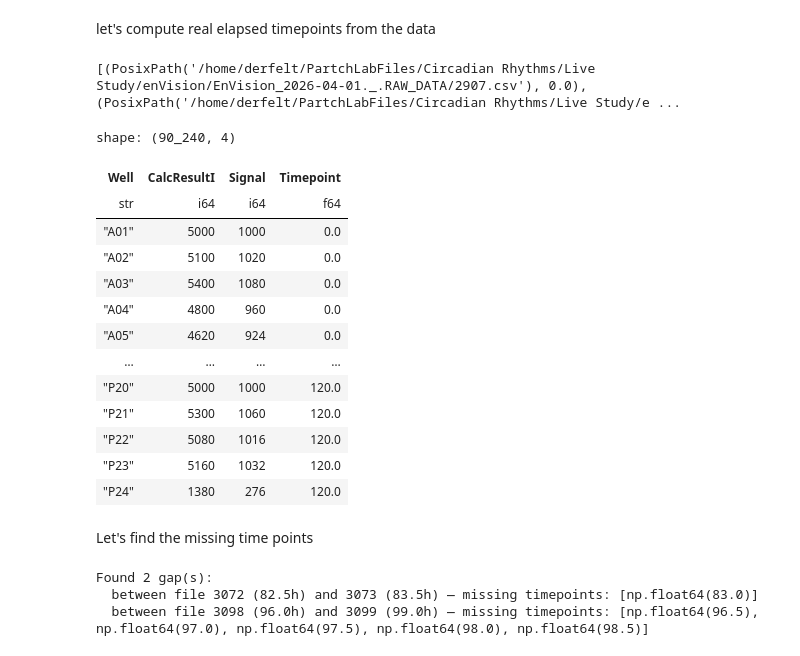
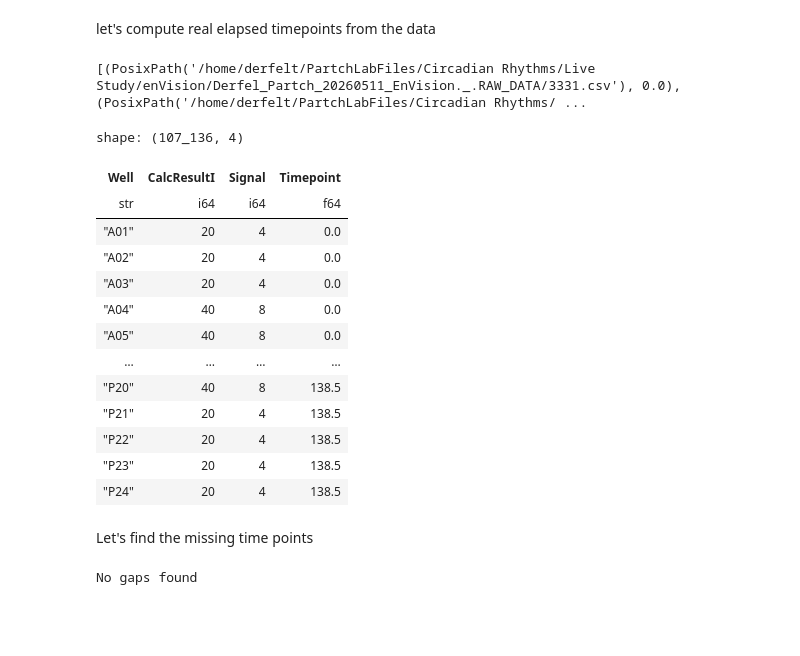
Before and after one commit to derfelterciano/PartchLab, a Jupyter notebook: circadian_rhythms/live_cell_painting/data_cleaning/envision_formatting.ipynb, the cells around one changed output. Drawn from its saved outputs; the diff is of its cells as text; code cells hidden in the pictures; blank space fills up the shorter version.

```diff
--- a/circadian_rhythms/live_cell_painting/data_cleaning/envision_formatting.ipynb
+++ b/circadian_rhythms/live_cell_painting/data_cleaning/envision_formatting.ipynb
@@ -9,7 +9,8 @@ from datetime import datetime
 import io
 import numpy as np
 
-raw_envision_path = Path("/home/derfelt/PartchLabFiles/Circadian Rhythms/Live Study/enVision/EnVision_2026-04-01._.RAW_DATA")
+# raw_envision_path = Path("/home/derfelt/PartchLabFiles/Circadian Rhythms/Live Study/enVision/EnVision_2026-04-01._.RAW_DATA")
+raw_envision_path = Path("/home/derfelt/PartchLabFiles/Circadian Rhythms/Live Study/enVision/Derfel_Partch_20260511_EnVision._.RAW_DATA")
 
 data_headers = ('Plate', 'Barcode', 'Well')
 end_col = 6
@@ -61,49 +62,49 @@ t0 = file_dates[0][1]
 timepoints = [(f, round((dt - t0).total_seconds() / 3600 * 2) / 2) for f, dt in file_dates]
 print(timepoints)
 # %% [output]
-[(PosixPath('/home/derfelt/PartchLabFiles/Circadian Rhythms/Live Study/enVision/EnVision_2026-04-01._.RAW_DATA/2907.csv'), 0.0), (PosixPath('/home/derfelt/PartchLabFiles/Circadian Rhythms/Live Study/e ...
+[(PosixPath('/home/derfelt/PartchLabFiles/Circadian Rhythms/Live Study/enVision/Derfel_Partch_20260511_EnVision._.RAW_DATA/3331.csv'), 0.0), (PosixPath('/home/derfelt/PartchLabFiles/Circadian Rhythms/ ...
 # %%
 # we will be using actual timepoints in this experiment (not using the sequential ints)
 
 dfs = []
 
 for f, time in timepoints:
     df = (
         parse_envision(f)
         .drop(
             ["MeasTime",
              "CalcResultI_duplicated_0",
              "Signal_duplicated_0",
              "MeasTime_duplicated_0",
              "_duplicated_0",
              "_duplicated_1",
              "",
              "Barcode",
              "Flashes/Time",
              "Plate"])
         .with_columns(pl.lit(time).alias("Timepoint"))
     )
     dfs.append(df)
 
 final_formatted_df = pl.concat(dfs)
 
 display(final_formatted_df)
-final_formatted_df.write_csv("/home/derfelt/PartchLabFiles/Circadian Rhythms/Live Study/enVision/enVision_formatted/2026-04-01._.FORMATTED.tsv", separator="\t")
+final_formatted_df.write_csv("/home/derfelt/PartchLabFiles/Circadian Rhythms/Live Study/enVision/enVision_formatted/2026-05-11._.FORMATTED.tsv", separator="\t")
 # %% [output]
-shape: (90_240, 4)
+shape: (107_136, 4)
 | Well | CalcResultI | Signal | Timepoint |
 | str | i64 | i64 | f64 |
-| "A01" | 5000 | 1000 | 0.0 |
-| "A02" | 5100 | 1020 | 0.0 |
-| "A03" | 5400 | 1080 | 0.0 |
-| "A04" | 4800 | 960 | 0.0 |
-| "A05" | 4620 | 924 | 0.0 |
+| "A01" | 20 | 4 | 0.0 |
+| "A02" | 20 | 4 | 0.0 |
+| "A03" | 20 | 4 | 0.0 |
+| "A04" | 40 | 8 | 0.0 |
+| "A05" | 40 | 8 | 0.0 |
 | … | … | … | … |
-| "P20" | 5000 | 1000 | 120.0 |
-| "P21" | 5300 | 1060 | 120.0 |
-| "P22" | 5080 | 1016 | 120.0 |
-| "P23" | 5160 | 1032 | 120.0 |
-| "P24" | 1380 | 276 | 120.0 |
+| "P20" | 40 | 8 | 138.5 |
+| "P21" | 20 | 4 | 138.5 |
+| "P22" | 20 | 4 | 138.5 |
+| "P23" | 20 | 4 | 138.5 |
+| "P24" | 20 | 4 | 138.5 |
 # %% [markdown]
 Let's find the missing time points
 # %%
@@ -135,6 +136,4 @@ if gaps:
 else:
     print("No gaps found")
 # %% [output]
-Found 2 gap(s):
-  between file 3072 (82.5h) and 3073 (83.5h) — missing timepoints: [np.float64(83.0)]
-  between file 3098 (96.0h) and 3099 (99.0h) — missing timepoints: [np.float64(96.5), np.float64(97.0), np.float64(97.5), np.float64(98.0), np.float64(98.5)]
+No gaps found
```
Also changed, not shown: parts of 2 cells of this notebook, 3 other files.
